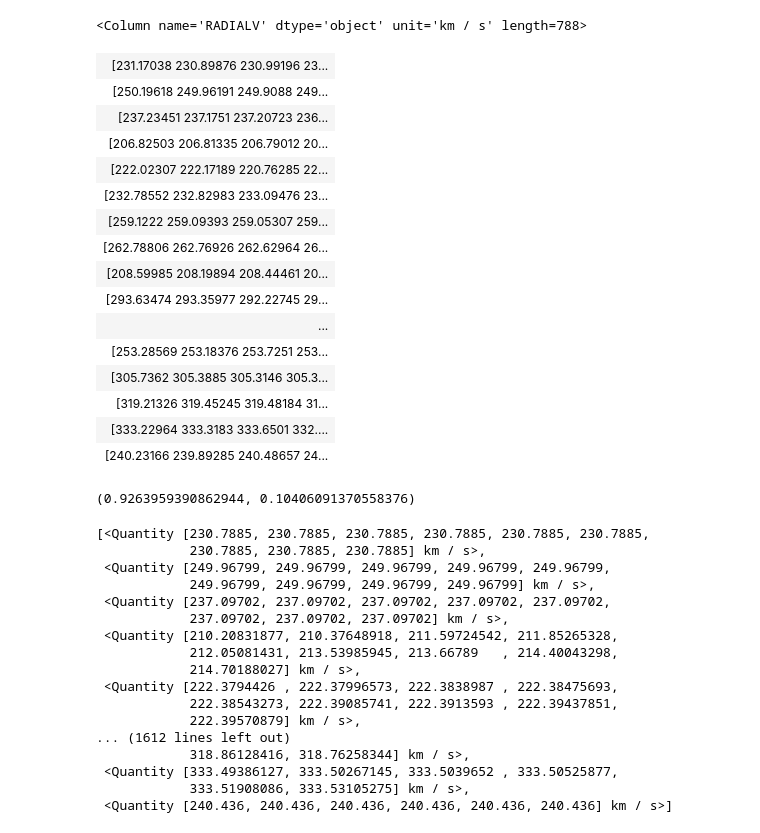
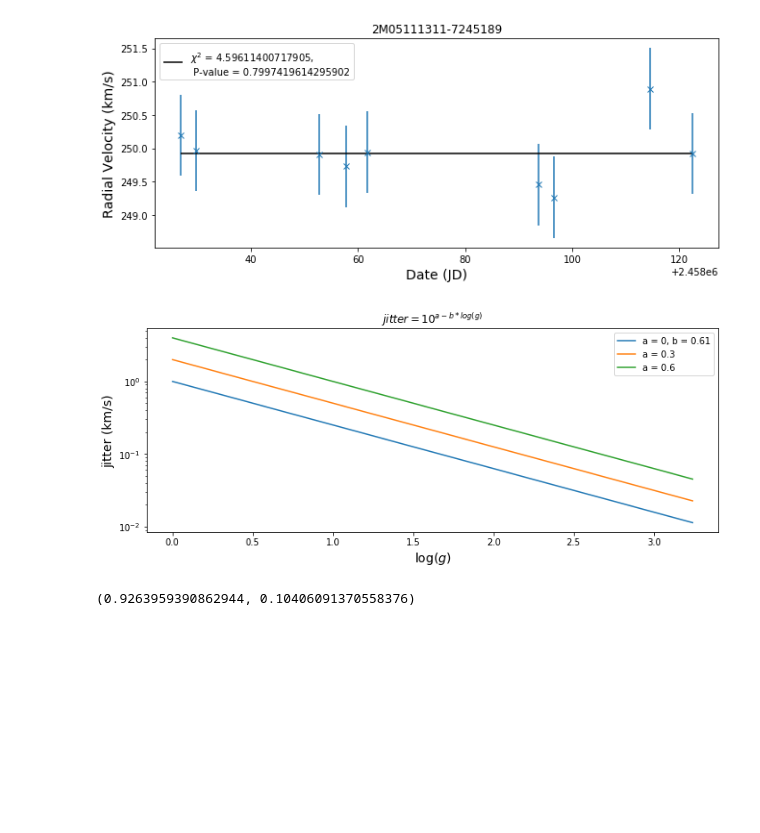
Before and after one commit to CodyDBrown/Binary-Search, a Jupyter notebook: baysian second try/Untitled.ipynb, the cells around one changed output. Cells and saved outputs as stored; diff of their text form; code cells hidden in the pictures; blank space fills up the shorter version.

```diff
--- a/baysian second try/Untitled.ipynb
+++ b/baysian second try/Untitled.ipynb
@@ -33,23 +40,34 @@ lmc['RADIAL_ERR'].unit = u.km/u.s
-# %%
-lmc['RADIALV']
-# %% [output]
-<Column name='RADIALV' dtype='object' unit='km / s' length=788>
-| [231.17038 230.89876 230.99196 23... |
-| [250.19618 249.96191 249.9088 249... |
-| [237.23451 237.1751 237.20723 236... |
-| [206.82503 206.81335 206.79012 20... |
-| [222.02307 222.17189 220.76285 22... |
-| [232.78552 232.82983 233.09476 23... |
-| [259.1222 259.09393 259.05307 259... |
-| [262.78806 262.76926 262.62964 26... |
-| [208.59985 208.19894 208.44461 20... |
-| [293.63474 293.35977 292.22745 29... |
-| ... |
-| [253.28569 253.18376 253.7251 253... |
-| [305.7362 305.3885 305.3146 305.3... |
-| [319.21326 319.45245 319.48184 31... |
-| [333.22964 333.3183 333.6501 332.... |
-| [240.23166 239.89285 240.48657 24... |
+# %%
+from scipy.stats import chi2
+fig = plt.figure(figsize=(10.5, 4.))
+n = 1
+lmc_err_j0 = error_with_jitter(lmc['RADIAL_ERR'][n], 0., 0.61, lmc['LOGG'][n])
+
+plt.errorbar(lmc['RADIAL_DATE'][n], lmc['RADIALV'][n], yerr = lmc_err_j0, fmt = 'x')
+chisq = chi_sq_mean(lmc['RADIALV'][n], lmc_err_j0)
+p_value = 1 - chi2.cdf(chisq, len(lmc['RADIALV'][n]) - 1)
+plt.hlines(np.mean(lmc['RADIALV'][n]), lmc['RADIAL_DATE'][n][0], lmc['RADIAL_DATE'][n][-1])
+plt.title(lmc['APOGEE_ID'][n])
+plt.legend(["$\chi^2$ = {}, \n P-value = {}".format(chisq, p_value)],loc = 2)
+plt.xlabel('Date (JD)', size = 14)
+plt.ylabel('Radial Velocity (km/s)', size = 14)
+fig.savefig('/home/cody/Binary Search/AAS Seattle Talk/RV example solo')
+# %% [output]
+[figure, added]
+# %%
+fig = plt.figure(figsize=(11.5, 4.2))
+g = np.linspace(min(lmc['LOGG']), max(lmc['LOGG']), 1000)
+plt.plot(g, jitter(0.0, 0.6, g), label = 'a = 0, b = 0.61')
+plt.plot(g, jitter(0.3, 0.6, g), label = "a = 0.3")
+plt.plot(g, jitter(0.6, 0.6, g), label = "a = 0.6")
+plt.title("$jitter = 10^{a - b*log(g)}$")
+plt.ylabel('jitter (km/s)', size = 14)
+plt.xlabel('$\log(g)$', size = 14)
+plt.legend()
+plt.yscale('log')
+fig.savefig('/home/cody/Binary Search/AAS Seattle Talk/jitter.png')
+# %% [output]
+[figure, added]
 # %%
 lmc_err_j = error_with_jitter(lmc['RADIAL_ERR'], 0.3, 0.61, lmc['LOGG'])
 
@@ -67,23 +87,3 @@ err_syn_j = error_with_jitter(err_syn, 0.3, 0.6, lmc['LOGG'])
-# %%
-rv_syn
-# %% [output]
-[<Quantity [230.7885, 230.7885, 230.7885, 230.7885, 230.7885, 230.7885,
-            230.7885, 230.7885, 230.7885] km / s>,
- <Quantity [249.96799, 249.96799, 249.96799, 249.96799, 249.96799,
-            249.96799, 249.96799, 249.96799, 249.96799] km / s>,
- <Quantity [237.09702, 237.09702, 237.09702, 237.09702, 237.09702,
-            237.09702, 237.09702, 237.09702] km / s>,
- <Quantity [210.20831877, 210.37648918, 211.59724542, 211.85265328,
-            212.05081431, 213.53985945, 213.66789   , 214.40043298,
-            214.70188027] km / s>,
- <Quantity [222.3794426 , 222.37996573, 222.3838987 , 222.38475693,
-            222.38543273, 222.39085741, 222.3913593 , 222.39437851,
-            222.39570879] km / s>,
-... (1612 lines left out)
-            318.86128416, 318.76258344] km / s>,
- <Quantity [333.49386127, 333.50267145, 333.5039652 , 333.50525877,
-            333.51908086, 333.53105275] km / s>,
- <Quantity [240.436, 240.436, 240.436, 240.436, 240.436, 240.436] km / s>]
 # %%
 # Add machine error to synthetic observations
 rv_syn_j = machine_error(rv_syn, err_syn_j)
```
Also changed, not shown: parts of 44 cells of this notebook, 18 other files.
